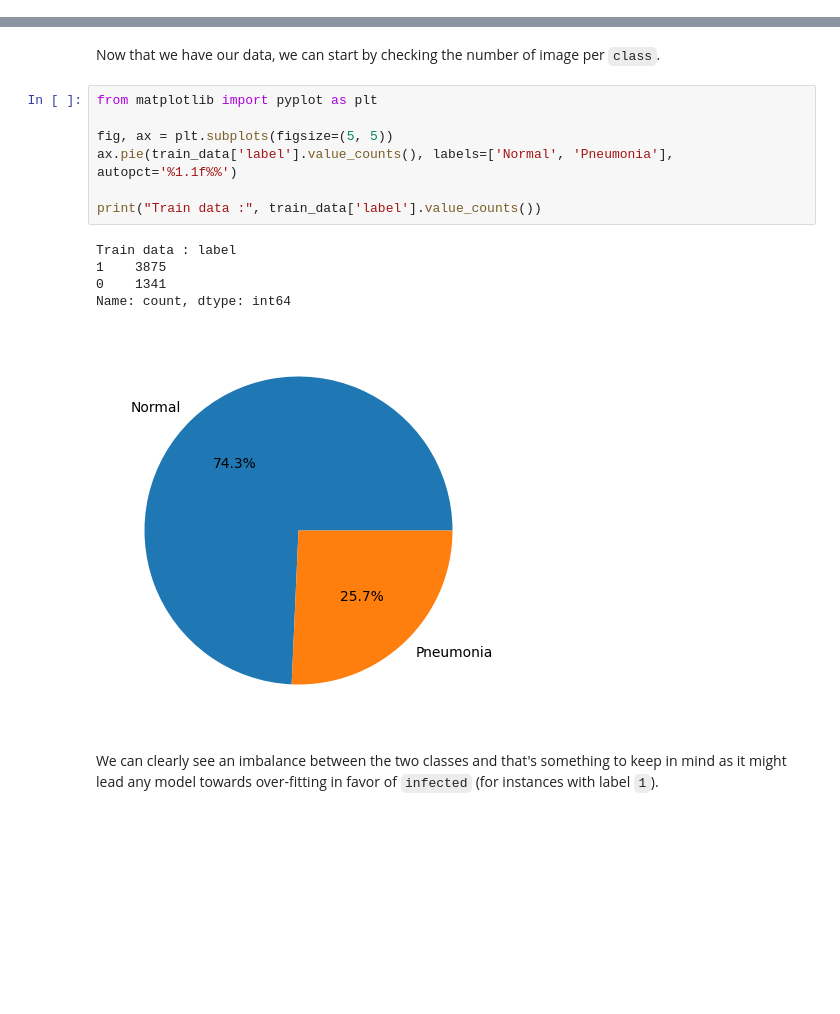
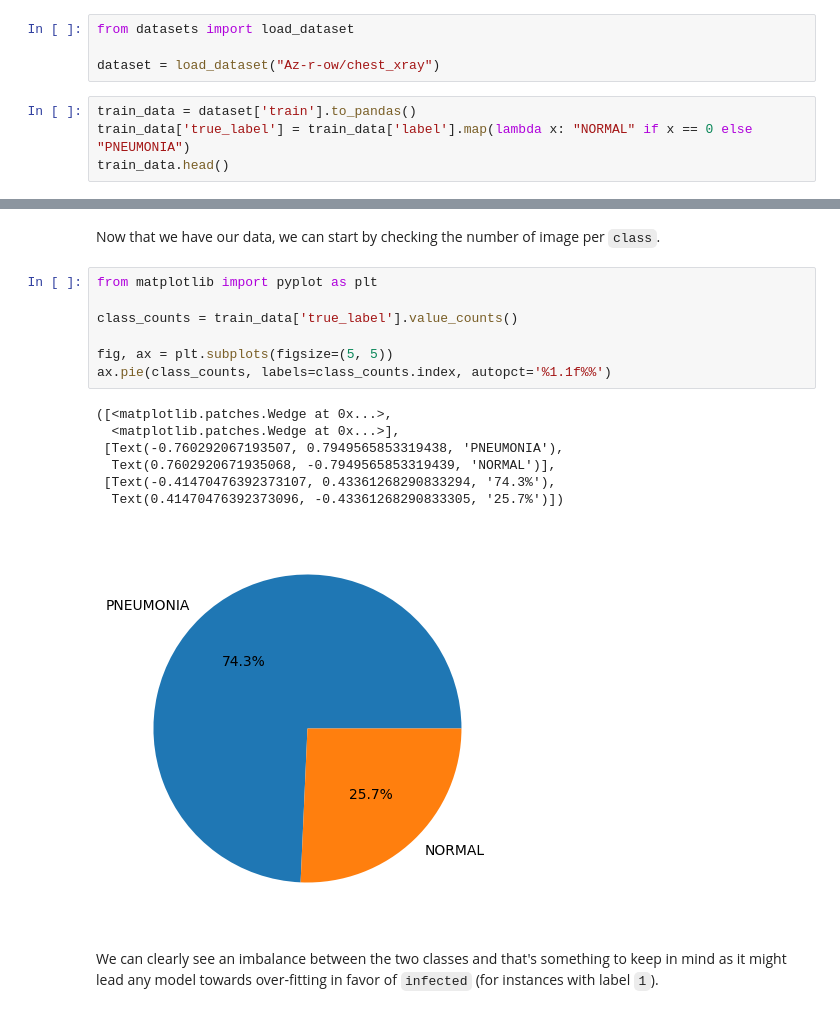
Before and after one commit to Az-r-ow/zoidberg, a Jupyter notebook: main.ipynb, the cells around one changed output, grey strips where cells are left out. Drawn from its saved outputs; the diff is of its cells as text; blank space fills up the shorter version.

```diff
--- a/main.ipynb
+++ b/main.ipynb
@@ -35,0 +8,8 @@ test_data = extract_images('./datasets/chest_Xray/test')
+# %%
+from datasets import load_dataset
+
+dataset = load_dataset("Az-r-ow/chest_xray")
+# %%
+train_data = dataset['train'].to_pandas()
+train_data['true_label'] = train_data['label'].map(lambda x: "NORMAL" if x == 0 else "PNEUMONIA")
+train_data.head()
@@ -38,16 +25,18 @@ Now that we have our data, we can start by checking the number of image per `cla
 # %%
 from matplotlib import pyplot as plt
 
+class_counts = train_data['true_label'].value_counts()
+
 fig, ax = plt.subplots(figsize=(5, 5))
-ax.pie(train_data['label'].value_counts(), labels=['Normal', 'Pneumonia'], autopct='%1.1f%%')
-
-print("Train data :", train_data['label'].value_counts())
+ax.pie(class_counts, labels=class_counts.index, autopct='%1.1f%%')
 # %% [output]
-Train data : label
-1    3875
-0    1341
-Name: count, dtype: int64
+([<matplotlib.patches.Wedge at 0x...>,
+  <matplotlib.patches.Wedge at 0x...>],
+ [Text(-0.760292067193507, 0.7949565853319438, 'PNEUMONIA'),
+  Text(0.7602920671935068, -0.7949565853319439, 'NORMAL')],
+ [Text(-0.41470476392373107, 0.43361268290833294, '74.3%'),
+  Text(0.41470476392373096, -0.43361268290833305, '25.7%')])
-[figure, old version]
+[figure, new version]
 # %% [markdown]
 We can clearly see an imbalance between the two classes and that's something to keep in mind as it might lead any model towards over-fitting in favor of `infected` (for instances with label `1`).
 # %%
```
Also changed, not shown: parts of 4 cells of this notebook, 2 other files.
